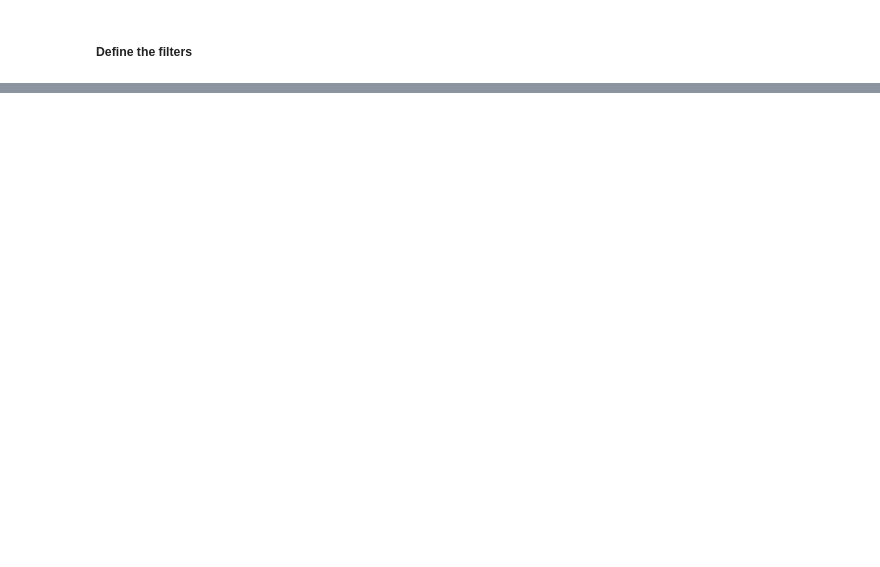
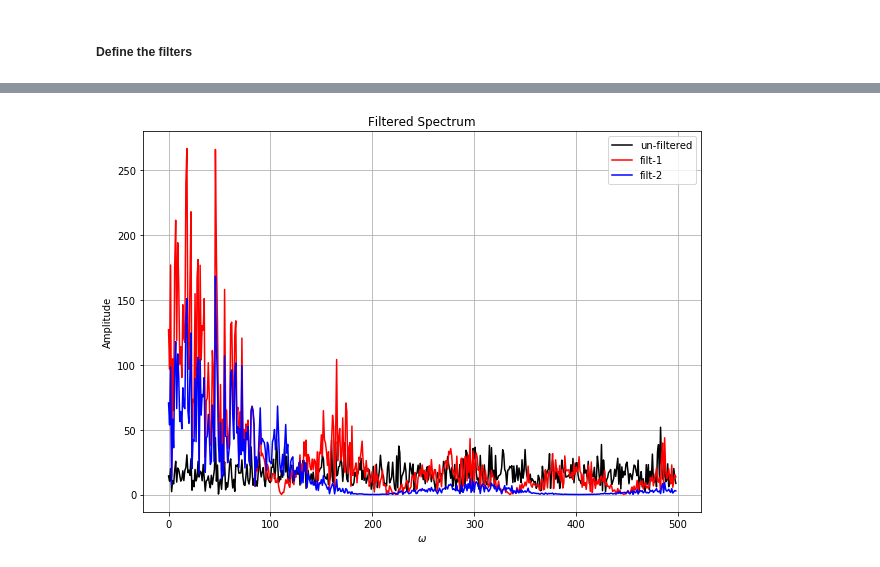
Before and after one commit to jupyterphysics/SystemsSignalsModels, a Jupyter notebook: Problem24p2.ipynb, the cells around one changed output, grey strips where cells are left out. Saved outputs shown, nothing was run; the diff lists cells and outputs as text; code cells hidden in the pictures; blank space fills up the shorter version.

```diff
--- a/Problem24p2.ipynb
+++ b/Problem24p2.ipynb
@@ -23,0 +86,17 @@ filt1 = np.array([1, 1, 1, 1, 1, 1, 1, 1, 1])
+# %%
+fy = np.fft.fft(y)
+ffilt1 = np.fft.fft(yfilt1)
+ffilt2 = np.fft.fft(yfilt2)
+# %%
+plt.figure(figsize=(10,7))
+plt.plot(np.abs(fy[1:np.int(nsig/2)]),'k',label='un-filtered')
+plt.plot(np.abs(ffilt1[1:np.int(nsig/2)]),'r',label='filt-1')
+plt.plot(np.abs(ffilt2[1:np.int(nsig/2)]),'b',label='filt-2')
+plt.xlabel(r'$\omega$')
+plt.ylabel('Amplitude')
+plt.grid()
+plt.title('Filtered Spectrum')
+plt.legend()
+plt.show()
+# %% [output]
+[figure, added]
```
Also changed, not shown: parts of 14 cells of this notebook, 4 other files.
